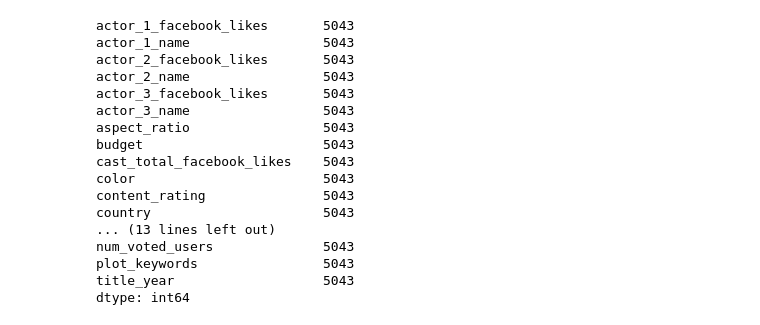
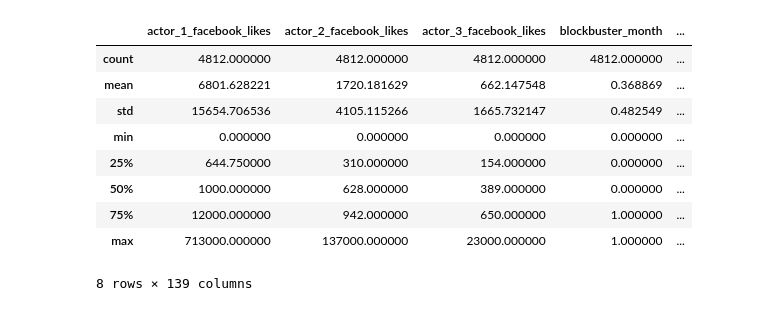
Before and after one commit to rihardsbar/dm-predictive-ml, a Jupyter notebook: logistic_regression/svr_tensorflow.ipynb, the cells around one changed output. Cells and saved outputs as stored; diff of their text form; code cells hidden in the pictures.

```diff
--- a/logistic_regression/svr_tensorflow.ipynb
+++ b/logistic_regression/svr_tensorflow.ipynb
@@ -5,67 +5,53 @@ warnings.filterwarnings('ignore')
 import numpy as np
 import pandas as pd
 import statsmodels.api as sm
 import matplotlib.pyplot as plt
 from patsy import dmatrices
-from sklearn.linear_model import LogisticRegression, LinearRegression, MultiTaskLasso,BayesianRidge
-from sklearn.tree import DecisionTreeRegressor
+from sklearn.linear_model import LogisticRegression, LinearRegression, MultiTaskLasso,BayesianRidge, RidgeClassifier
+from sklearn.tree import DecisionTreeRegressor, DecisionTreeClassifier
 from sklearn import preprocessing
 from sklearn.cross_validation import train_test_split
 from sklearn import metrics
 from sklearn.cross_validation import cross_val_score
 from sklearn import linear_model, decomposition, datasets
 from sklearn.pipeline import Pipeline
 from sklearn.model_selection import GridSearchCV
 from sklearn.svm import SVR
 import seaborn as sns # More snazzy plotting library
 import itertools
 from sklearn.pipeline import make_pipeline
 from sklearn.neural_network import MLPClassifier, MLPRegressor
+from sklearn.neighbors import  KNeighborsRegressor,KNeighborsClassifier
+from sklearn.gaussian_process import GaussianProcessRegressor,GaussianProcessClassifier
+from sklearn.ensemble import GradientBoostingClassifier, GradientBoostingRegressor, AdaBoostClassifier, AdaBoostRegressor
 
 ##test results
 #  1.looks the absolute year number gives a good colleration for prediction.
 #  2. standarlistaion improves prediction by 3%
 #  3. removing aspect ratio improves prediction by 2%
 
+#file_path =  "../dataset/movie_metadata_cleaned_tfidf_num_only_min.csv"
+file_path =  "../dataset/movie_metadata_cleaned_categ_num_only.csv"
+#file_path = "../dataset/movie_metadata_cleaned_no_vector_num_only.csv"
 
-#open the file
-#file_path =  "./working_dataset.csv"
-file_path =  "../dataset/movie_metadata_budgets_utf8.csv"
 dta = pd.read_csv(file_path)
 dta_clean = dta
 #remove the null values, that is fill NaN with there - FIXME: Rihards, naive implementation
 dta_clean = dta_clean.fillna(value=0, axis=1)
 dta_clean = dta_clean.dropna()
-dta_clean = dta_clean.reindex_axis(sorted(dta_clean.columns), axis=1)
-
-
-def mean (val, mean):
-    if (val == 0) : return mean
-    else: return val
-dta_clean = dta_clean.reindex_axis(sorted(dta_clean.columns), axis=1)
-#clean up data from zero rows
-for colname, colvalue in dta_clean.iteritems():
-    if type(colvalue[1]) != str:
-        dta_clean[colname] = dta_clean[colname].apply (lambda col: mean(col, dta_clean[colname].mean()))
-dta_clean.count()
+dta_clean = dta_clean.drop('Unnamed: 0', axis=1)
+dta_clean.describe()
 # %% [output]
+|  | actor_1_facebook_likes | actor_2_facebook_likes | actor_3_facebook_likes | blockbuster_month | ... |
+| count | 4812.000000 | 4812.000000 | 4812.000000 | 4812.000000 | ... |
+| mean | 6801.628221 | 1720.181629 | 662.147548 | 0.368869 | ... |
+| std | 15654.706536 | 4105.115266 | 1665.732147 | 0.482549 | ... |
+| min | 0.000000 | 0.000000 | 0.000000 | 0.000000 | ... |
+| 25% | 644.750000 | 310.000000 | 154.000000 | 0.000000 | ... |
+| 50% | 1000.000000 | 628.000000 | 389.000000 | 0.000000 | ... |
+| 75% | 12000.000000 | 942.000000 | 650.000000 | 1.000000 | ... |
+| max | 713000.000000 | 137000.000000 | 23000.000000 | 1.000000 | ... |
-actor_1_facebook_likes       5043
-actor_1_name                 5043
-actor_2_facebook_likes       5043
-actor_2_name                 5043
-actor_3_facebook_likes       5043
-actor_3_name                 5043
-aspect_ratio                 5043
-budget                       5043
-cast_total_facebook_likes    5043
-color                        5043
-content_rating               5043
-country                      5043
-... (13 lines left out)
-num_voted_users              5043
-plot_keywords                5043
-title_year                   5043
-dtype: int64
+8 rows × 139 columns
 # %%
 #clasify the data for the logistic regression
 def label_gross (gross):
```
Also changed, not shown: parts of 2 cells of this notebook, 5 other files.
